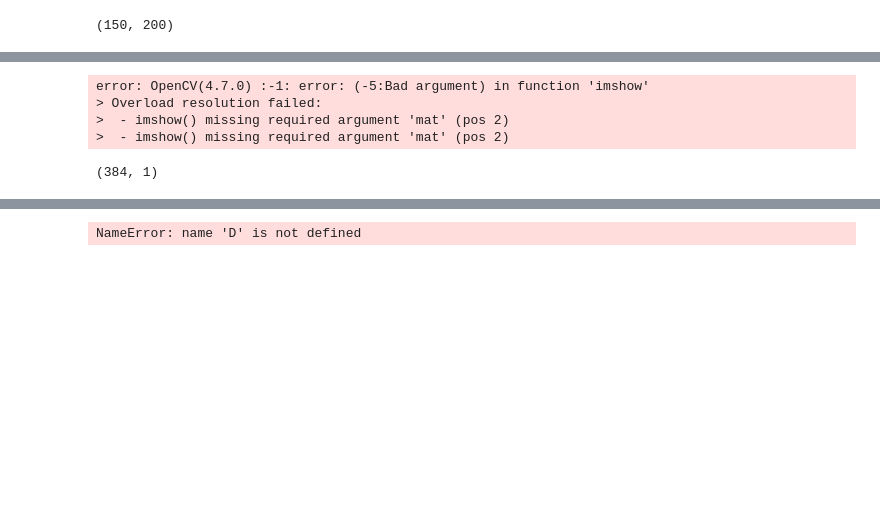
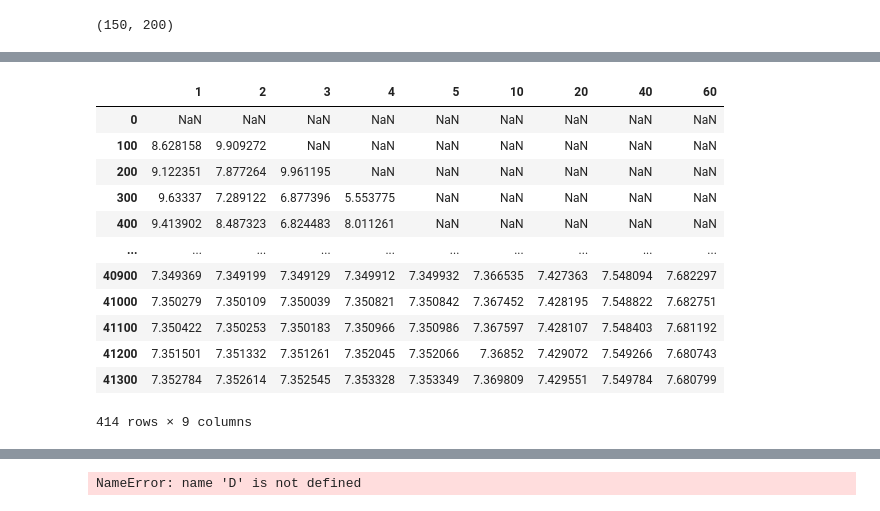
Before and after one commit to rainonej/Sparse-Dictionary-Learning, a Jupyter notebook: Classes.ipynb, the cells around one changed output, grey strips where cells are left out. Drawn from its saved outputs; the diff is of its cells as text; code cells hidden in the pictures; blank space fills up the shorter version.

```diff
--- a/Classes.ipynb
+++ b/Classes.ipynb
@@ -562,8 +708,0 @@ learner.sparse_dictionary_learning(iters = 1, output = False)
-# %%
-path = 'small_gray_dinner.png'
-recon_img = learner.image_reconstruction(path)
-# %% [output]
-error: OpenCV(4.7.0) :-1: error: (-5:Bad argument) in function 'imshow'
-> Overload resolution failed:
->  - imshow() missing required argument 'mat' (pos 2)
->  - imshow() missing required argument 'mat' (pos 2)
@@ -581,4 +708,0 @@ cv2.destroyAllWindows()
-# %%
-Y.flatten().reshape(-1,1).shape
-# %% [output]
-(384, 1)
@@ -584,0 +711,16 @@ Y.flatten().reshape(-1,1).shape
+# %%
+df
+# %% [output]
+|  | 1 | 2 | 3 | 4 | 5 | 10 | 20 | 40 | 60 |
+| 0 | NaN | NaN | NaN | NaN | NaN | NaN | NaN | NaN | NaN |
+| 100 | 8.628158 | 9.909272 | NaN | NaN | NaN | NaN | NaN | NaN | NaN |
+| 200 | 9.122351 | 7.877264 | 9.961195 | NaN | NaN | NaN | NaN | NaN | NaN |
+| 300 | 9.63337 | 7.289122 | 6.877396 | 5.553775 | NaN | NaN | NaN | NaN | NaN |
+| 400 | 9.413902 | 8.487323 | 6.824483 | 8.011261 | NaN | NaN | NaN | NaN | NaN |
+| ... | ... | ... | ... | ... | ... | ... | ... | ... | ... |
+| 40900 | 7.349369 | 7.349199 | 7.349129 | 7.349912 | 7.349932 | 7.366535 | 7.427363 | 7.548094 | 7.682297 |
+| 41000 | 7.350279 | 7.350109 | 7.350039 | 7.350821 | 7.350842 | 7.367452 | 7.428195 | 7.548822 | 7.682751 |
+| 41100 | 7.350422 | 7.350253 | 7.350183 | 7.350966 | 7.350986 | 7.367597 | 7.428107 | 7.548403 | 7.681192 |
+| 41200 | 7.351501 | 7.351332 | 7.351261 | 7.352045 | 7.352066 | 7.36852 | 7.429072 | 7.549266 | 7.680743 |
+| 41300 | 7.352784 | 7.352614 | 7.352545 | 7.353328 | 7.353349 | 7.369809 | 7.429551 | 7.549784 | 7.680799 |
+414 rows × 9 columns
```
Also changed, not shown: parts of 27 cells of this notebook, 4 other files.
